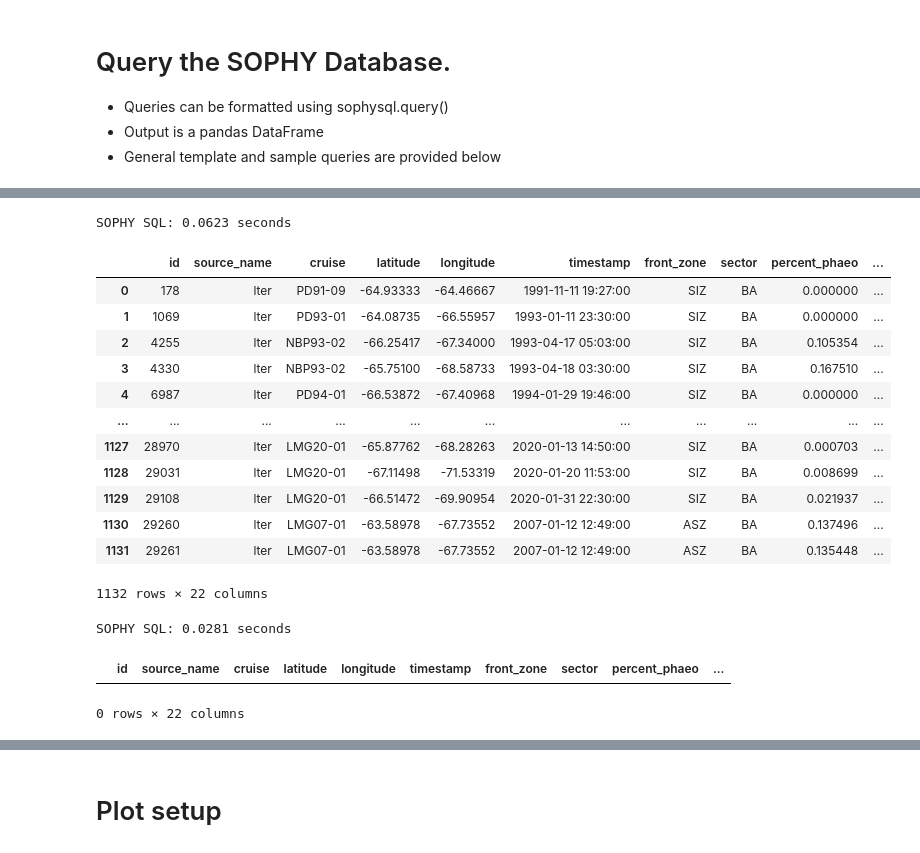
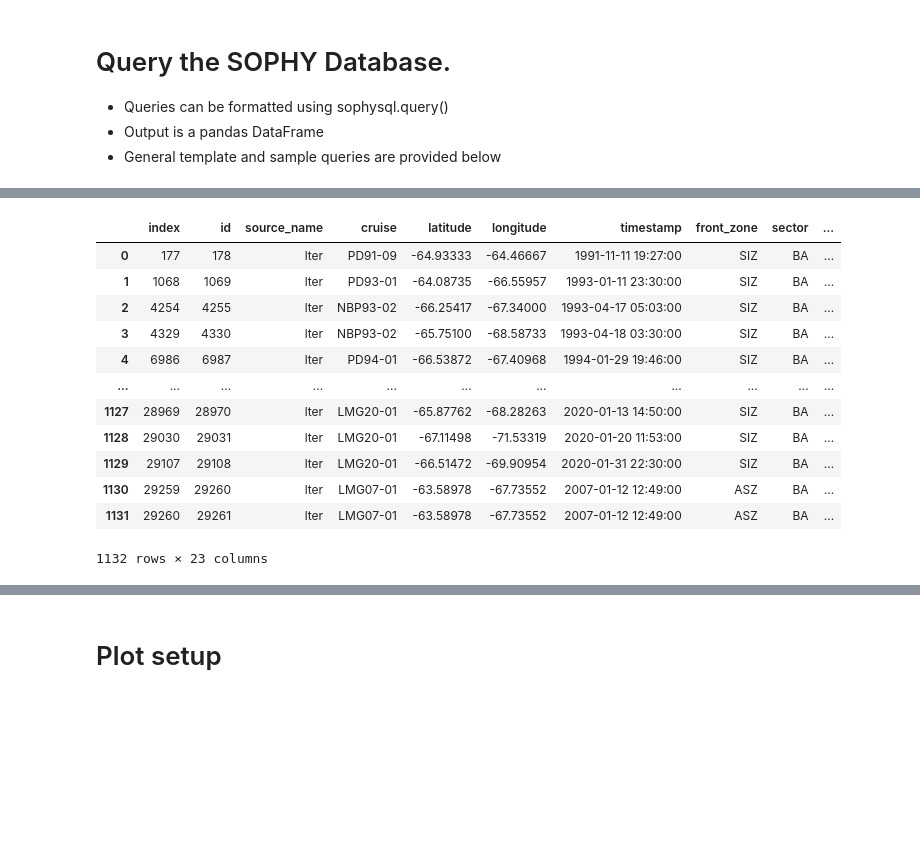
Before and after one commit to ayushnag/sophy, a Jupyter notebook: sophy/sophy.ipynb, the cells around one changed output, grey strips where cells are left out. Cells and saved outputs as stored; diff of their text form; code cells hidden in the pictures; blank space fills up the shorter version.

Commit message:
Switched sophy.ipynb to use xlsx source for SQLite build

```diff
--- a/sophy/sophy.ipynb
+++ b/sophy/sophy.ipynb
@@ -43,0 +34,7 @@ SOPHY build successful!
+# %%
+print('Building the SOPHY database')
+con = sqlite3.connect('sophyxlsx.db')
+dfs = pd.read_excel('../data/out/sophy.xlsx', index_col=0, sheet_name=None)
+for table, df in tqdm(dfs.items()):
+    df.to_sql(table, if_exists='replace', con=con)
+print('SOPHY build successful!')
@@ -91,27 +87,18 @@ SOPHY SQL: 0.09482 seconds
 # %%
 # sectors: ['Ross', 'BA', 'Weddell', 'Indian', 'WPO']
-data = sophysql.query("select * from sample where sample.percent_diatom > 0.8 and sample.sector == 'BA';")
+data = pd.read_sql("select * from sample where sample.percent_diatom > 0.8 and sample.sector == 'BA';", con=con)
 data
 # %% [output]
+|  | index | id | source_name | cruise | latitude | longitude | timestamp | front_zone | sector | ... |
+| 0 | 177 | 178 | lter | PD91-09 | -64.93333 | -64.46667 | 1991-11-11 19:27:00 | SIZ | BA | ... |
+| 1 | 1068 | 1069 | lter | PD93-01 | -64.08735 | -66.55957 | 1993-01-11 23:30:00 | SIZ | BA | ... |
+| 2 | 4254 | 4255 | lter | NBP93-02 | -66.25417 | -67.34000 | 1993-04-17 05:03:00 | SIZ | BA | ... |
+| 3 | 4329 | 4330 | lter | NBP93-02 | -65.75100 | -68.58733 | 1993-04-18 03:30:00 | SIZ | BA | ... |
+| 4 | 6986 | 6987 | lter | PD94-01 | -66.53872 | -67.40968 | 1994-01-29 19:46:00 | SIZ | BA | ... |
+| ... | ... | ... | ... | ... | ... | ... | ... | ... | ... | ... |
+| 1127 | 28969 | 28970 | lter | LMG20-01 | -65.87762 | -68.28263 | 2020-01-13 14:50:00 | SIZ | BA | ... |
+| 1128 | 29030 | 29031 | lter | LMG20-01 | -67.11498 | -71.53319 | 2020-01-20 11:53:00 | SIZ | BA | ... |
+| 1129 | 29107 | 29108 | lter | LMG20-01 | -66.51472 | -69.90954 | 2020-01-31 22:30:00 | SIZ | BA | ... |
+| 1130 | 29259 | 29260 | lter | LMG07-01 | -63.58978 | -67.73552 | 2007-01-12 12:49:00 | ASZ | BA | ... |
+| 1131 | 29260 | 29261 | lter | LMG07-01 | -63.58978 | -67.73552 | 2007-01-12 12:49:00 | ASZ | BA | ... |
-SOPHY SQL: 0.0623 seconds
+1132 rows × 23 columns
-|  | id | source_name | cruise | latitude | longitude | timestamp | front_zone | sector | percent_phaeo | ... |
-| 0 | 178 | lter | PD91-09 | -64.93333 | -64.46667 | 1991-11-11 19:27:00 | SIZ | BA | 0.000000 | ... |
-| 1 | 1069 | lter | PD93-01 | -64.08735 | -66.55957 | 1993-01-11 23:30:00 | SIZ | BA | 0.000000 | ... |
-| 2 | 4255 | lter | NBP93-02 | -66.25417 | -67.34000 | 1993-04-17 05:03:00 | SIZ | BA | 0.105354 | ... |
-| 3 | 4330 | lter | NBP93-02 | -65.75100 | -68.58733 | 1993-04-18 03:30:00 | SIZ | BA | 0.167510 | ... |
-| 4 | 6987 | lter | PD94-01 | -66.53872 | -67.40968 | 1994-01-29 19:46:00 | SIZ | BA | 0.000000 | ... |
-| ... | ... | ... | ... | ... | ... | ... | ... | ... | ... | ... |
-| 1127 | 28970 | lter | LMG20-01 | -65.87762 | -68.28263 | 2020-01-13 14:50:00 | SIZ | BA | 0.000703 | ... |
-| 1128 | 29031 | lter | LMG20-01 | -67.11498 | -71.53319 | 2020-01-20 11:53:00 | SIZ | BA | 0.008699 | ... |
-| 1129 | 29108 | lter | LMG20-01 | -66.51472 | -69.90954 | 2020-01-31 22:30:00 | SIZ | BA | 0.021937 | ... |
-| 1130 | 29260 | lter | LMG07-01 | -63.58978 | -67.73552 | 2007-01-12 12:49:00 | ASZ | BA | 0.137496 | ... |
-| 1131 | 29261 | lter | LMG07-01 | -63.58978 | -67.73552 | 2007-01-12 12:49:00 | ASZ | BA | 0.135448 | ... |
-1132 rows × 22 columns
-# %%
-# zones: ['STZ', 'SAZ', 'PFZ', 'ASZ', 'SOZ', 'SIZ']
-data = sophysql.query("select * from sample where sample.sector == 'Ross';")
-data
-# %% [output]
-SOPHY SQL: 0.0281 seconds
-|  | id | source_name | cruise | latitude | longitude | timestamp | front_zone | sector | percent_phaeo | ... |
-0 rows × 22 columns
```
Also changed, not shown: parts of 15 cells of this notebook, 6 other files.
